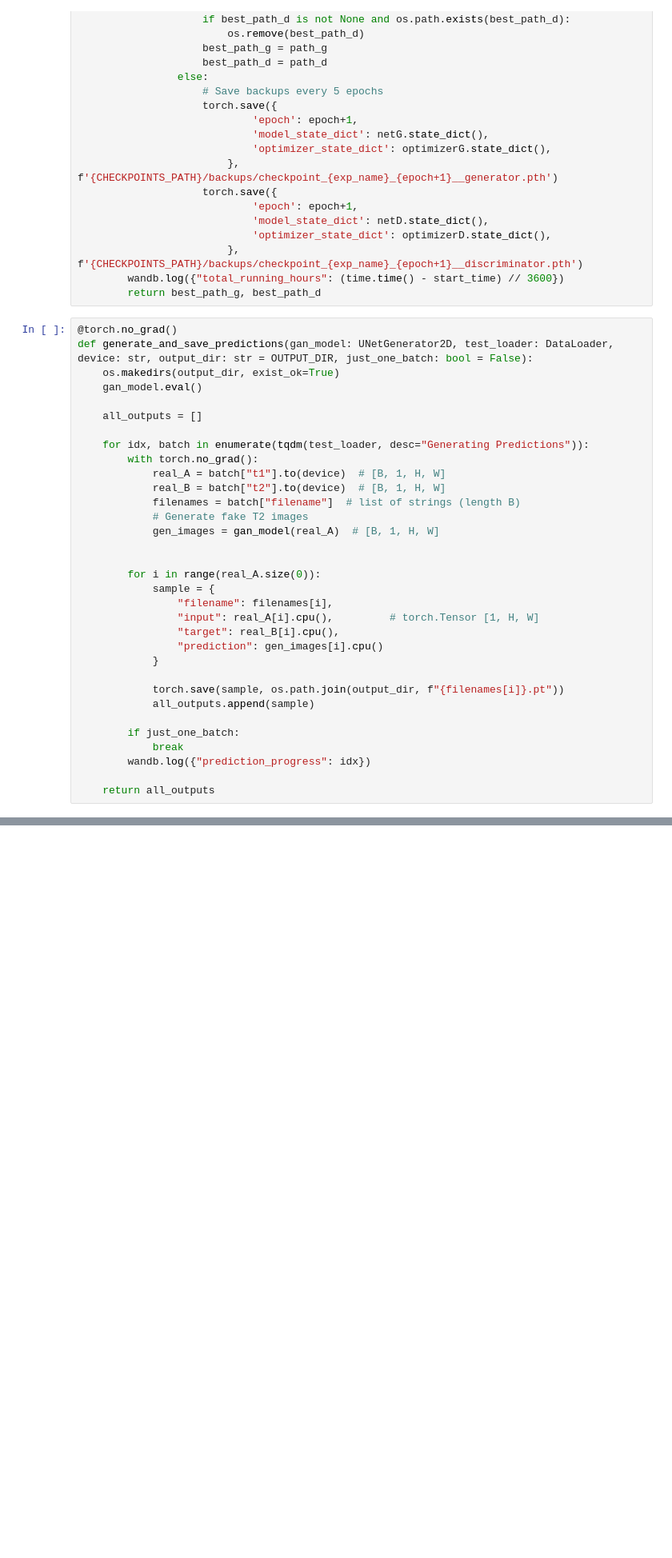
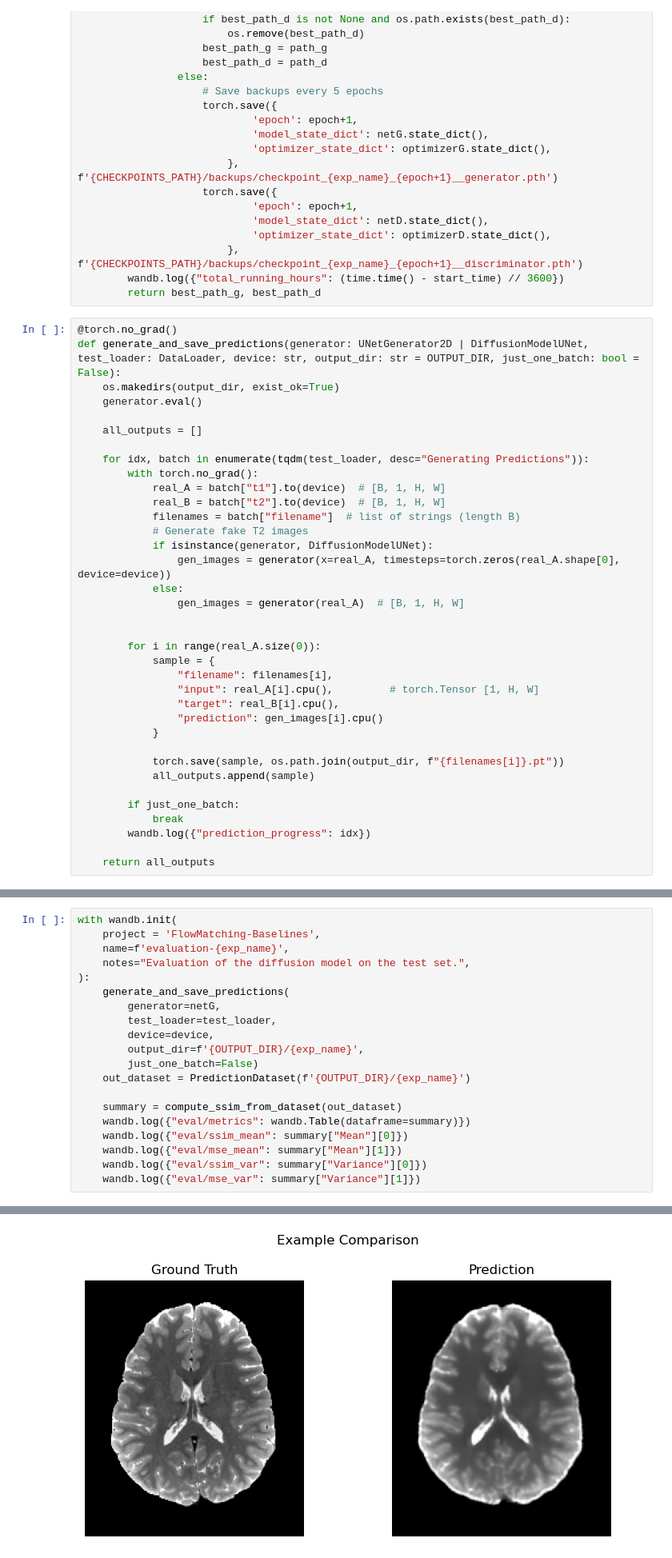
Before and after one commit to AndreaMoschetto/medical-I2I-benchmark, a Jupyter notebook: pix2pix_t1t2.ipynb, the cells around one changed output, grey strips where cells are left out. Shown at 80% size. Cells and saved outputs as stored; diff of their text form; blank space fills up the shorter version.

Commit message:
feat: add big unet trainings

```diff
--- a/pix2pix_t1t2.ipynb
+++ b/pix2pix_t1t2.ipynb
@@ -490,9 +510,9 @@ def train_GAN(netG: UNetGenerator2D, netD: NLayerDiscriminator2D, train_loader:
         return best_path_g, best_path_d
 # %%
 @torch.no_grad()
-def generate_and_save_predictions(gan_model: UNetGenerator2D, test_loader: DataLoader, device: str, output_dir: str = OUTPUT_DIR, just_one_batch: bool = False):
+def generate_and_save_predictions(generator: UNetGenerator2D | DiffusionModelUNet, test_loader: DataLoader, device: str, output_dir: str = OUTPUT_DIR, just_one_batch: bool = False):
     os.makedirs(output_dir, exist_ok=True)
-    gan_model.eval()
+    generator.eval()
 
     all_outputs = []
 
@@ -502,7 +522,10 @@ def generate_and_save_predictions(gan_model: UNetGenerator2D, test_loader: DataL
             real_B = batch["t2"].to(device)  # [B, 1, H, W]
             filenames = batch["filename"]  # list of strings (length B)
             # Generate fake T2 images
-            gen_images = gan_model(real_A)  # [B, 1, H, W]
+            if isinstance(generator, DiffusionModelUNet):
+                gen_images = generator(x=real_A, timesteps=torch.zeros(real_A.shape[0], device=device))
+            else:
+                gen_images = generator(real_A)  # [B, 1, H, W]
 
 
         for i in range(real_A.size(0)):
@@ -665,0 +679,21 @@ with wandb.init(
+# %%
+with wandb.init(
+    project = 'FlowMatching-Baselines',
+    name=f'evaluation-{exp_name}',
+    notes="Evaluation of the diffusion model on the test set.",
+):
+    generate_and_save_predictions(
+        generator=netG,
+        test_loader=test_loader,
+        device=device,
+        output_dir=f'{OUTPUT_DIR}/{exp_name}',
+        just_one_batch=False)
+    out_dataset = PredictionDataset(f'{OUTPUT_DIR}/{exp_name}')
+
+    summary = compute_ssim_from_dataset(out_dataset)
+    wandb.log({"eval/metrics": wandb.Table(dataframe=summary)})
+    wandb.log({"eval/ssim_mean": summary["Mean"][0]})
+    wandb.log({"eval/mse_mean": summary["Mean"][1]})
+    wandb.log({"eval/ssim_var": summary["Variance"][0]})
+    wandb.log({"eval/mse_var": summary["Variance"][1]})
+# %% [output]
@@ -665,0 +705 @@ with wandb.init(
+[figure, added]
```
Also changed, not shown: parts of 13 cells of this notebook, 4 other files.
